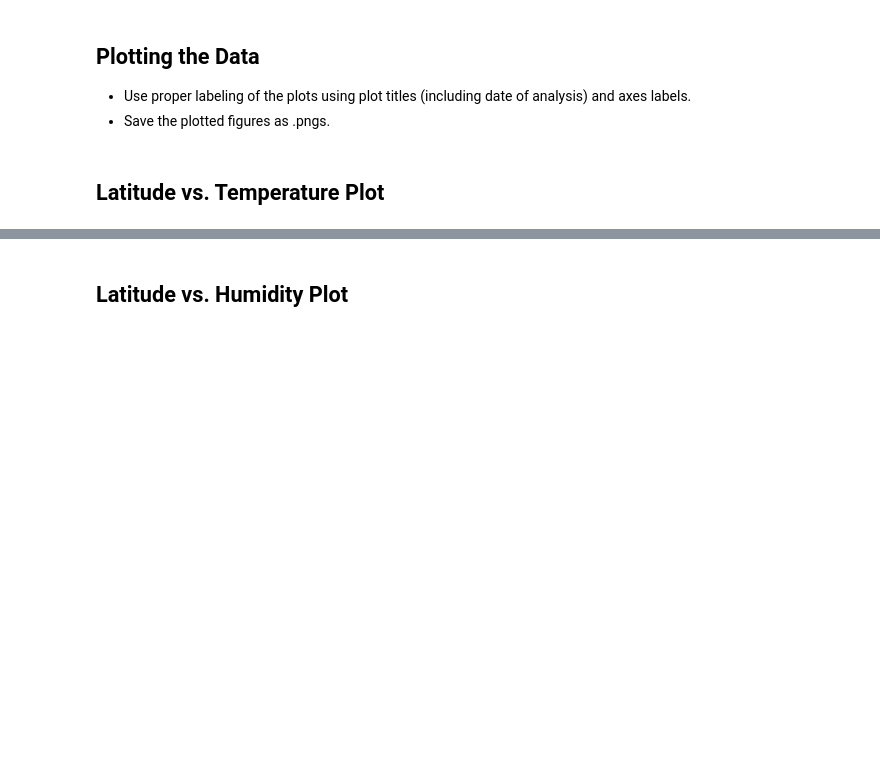
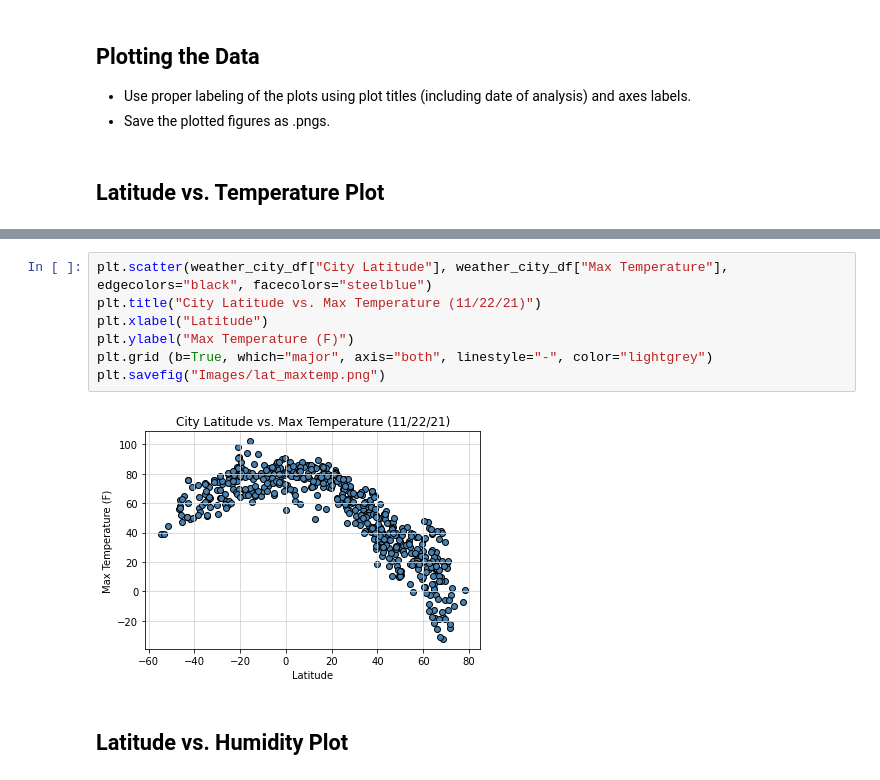
Before and after one commit to V-Villagomez/Python_API_Challenge, a Jupyter notebook: WeatherPy/WeatherPy.ipynb, the cells around one changed output, grey strips where cells are left out. Saved outputs shown, nothing was run; the diff lists cells and outputs as text; blank space fills up the shorter version.

Commit message:
update folder and weatherpy to include created plots

```diff
--- a/WeatherPy/WeatherPy.ipynb
+++ b/WeatherPy/WeatherPy.ipynb
@@ -223,2 +206,11 @@ weather_city_df.drop_duplicates().to_csv("cities_weather_data.csv", index = Fals
+# %%
+plt.scatter(weather_city_df["City Latitude"], weather_city_df["Max Temperature"], edgecolors="black", facecolors="steelblue")
+plt.title("City Latitude vs. Max Temperature (11/22/21)")
+plt.xlabel("Latitude")
+plt.ylabel("Max Temperature (F)")
+plt.grid (b=True, which="major", axis="both", linestyle="-", color="lightgrey")
+plt.savefig("Images/lat_maxtemp.png")
+# %% [output]
+[figure, added]
 # %% [markdown]
 ## Latitude vs. Humidity Plot
```
Also changed, not shown: parts of 10 cells of this notebook, 4 other files.
